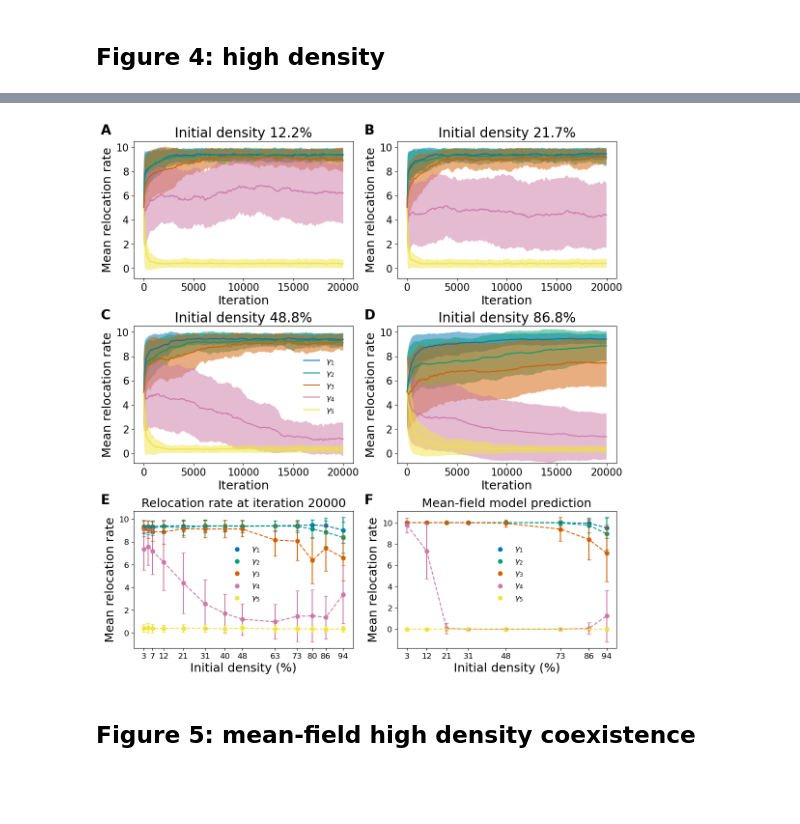
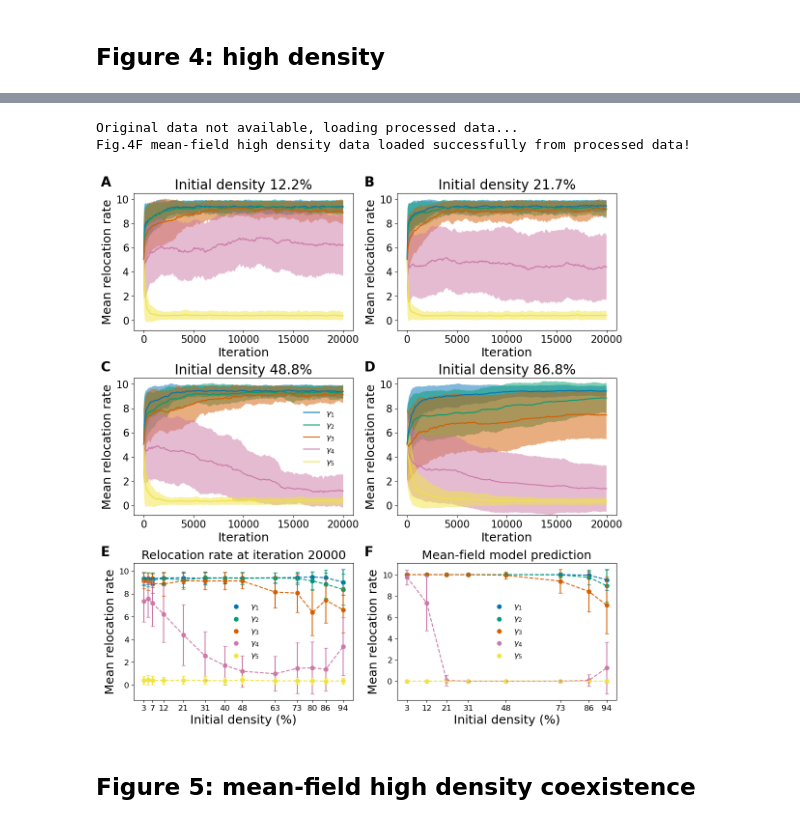
Before and after one commit to tongliang11/Evolution-dynamics, a Jupyter notebook: Figure.ipynb, the cells around one changed output, grey strips where cells are left out. Cells and saved outputs as stored; diff of their text form; code cells hidden in the pictures; blank space fills up the shorter version.

```diff
--- a/Figure.ipynb
+++ b/Figure.ipynb
@@ -16,11 +16,11 @@ from scipy.optimize import curve_fit, root_scalar
 import itertools
 import os
 style.use('seaborn-colorblind')
-%autosave 10
+
 # Default: load processed data; set to True to load original data when possible, but expect to run longer
 LOAD_ORIGINAL_DATA = False
 # Default: figures not saved; set to True if attempt to save generated figures
-SAVE_FIGURE = True
+SAVE_FIGURE = False
 
 
 class Agent:
@@ -29,7 +29,7 @@ class Agent:
 
         Parameters:
             birth (array like): the associated birth rate at each resource level
-            hop (array like): relocation rate (a.k.a hopping rate) of the agent at resource level 1 to 5, which comprises the agent's phenotype
+            hop (array like): relocation rate (a.k.a hopping rate) of the agent at resource levels 1 to 5, which comprises the agent's phenotype
             x, y (int): the x and y coordinate of the agent's location in the 2-dimensional environment
             pos (int,int): the agent's current location
             b (int): the agent's current birth rate
@@ -207,6 +205,6 @@ Fig.2E data loaded successfully from processed data!
 # %%
 ############################### Fig.2F: mean-field data for b5=5 ###############################
-#################### If original data is not avaible, processed data will be loaded ###################
+#################### If original data is not available, processed data will be loaded ###################
 def cal_average_std(sol, time_steps, hoppings):
     """
     Calculate the mean and std of hopping rates from the solution of the coupled mean-field equation
@@ -214,7 +212,7 @@ def cal_average_std(sol, time_steps, hoppings):
     Args:
         sol (array_like): numerical solution of the coupled mean-field equation from ODE solver
         time_steps (int): number of steps
-        hoppings (arraly_like): all possible hopping rates in the discretized space
+        hoppings (array_like): all possible hopping rates in the discretized space
 
     Returns:
         [tuple of ndarrays]: mean hopping rate and its std at each time step
@@ -814,3 +773,42 @@ Fig.4F mean-field high density data loaded successfully from processed data!
+# %%
+############################### Fig.4F: high densities mean-field data ###############################
+#################### If original data is not available, processed data will be loaded ###################
+original_data_path = './evolve_data/mean_field_high_density'
+x = [0, 2, 4, 6, 8, 10]
+hopping_discrete = np.array([p for p in itertools.product(x, repeat=5)])
+
+
+def cal_ave_std_last_step(sol, hoppings=hopping_discrete):
+    ''' Calculate the mean and std of hopping rates from the solution of the coupled mean-field equation at the last time step'''
+    density_total = np.sum(np.array(sol)[:, -1].reshape(len(hoppings), 5), 1)
+    prob = density_total/np.sum(density_total)
+    avehop = np.sum([prob[i]*np.array(hoppings[i])
+                     for i in range(len(hoppings))], 0)
+    variance = np.array(np.sum([prob[i]*np.array(hoppings[i])**2 for i in range(
+        len(hoppings))], 0)-avehop**2)
+    return (avehop, np.sqrt(variance))
+
+
+density_mf = [int(50000/n/n) for n in [128, 64, 48, 40, 32, 26, 24, 23]]
+if os.path.isdir(original_data_path) and LOAD_ORIGINAL_DATA:
+    print('Loading original data....')
+    ave_density_mf = []
+    std_density_mf = []
+    for i in density_mf:
+        with open(original_data_path+'/density_{}'.format(i), "rb") as fp:
+            full_sol = pickle.load(fp)
+        _ave, _std = cal_ave_std_last_step(full_sol)
+        ave_density_mf.append(_ave)
+        std_density_mf.append(_std)
+    print("Fig.4F mean-field high density data loaded successfully from original data!")
+else:
+    print("Original data not available, loading processed data...")
+    with open('./processed_data/fig4f_mf', "rb") as fp:
+        ave_density_mf, std_density_mf = pickle.load(fp)
+    print("Fig.4F mean-field high density data loaded successfully from processed data!")
+# %% [output]
+Original data not available, loading processed data...
+Fig.4F mean-field high density data loaded successfully from processed data!
 # %%
 fig, ax = plt.subplots(3, 2, gridspec_kw=dict(width_ratios=[1, 1], height_ratios=[
                        1, 1, 1], left=0, right=1, top=1, bottom=0, hspace=0.35, wspace=0.2), dpi=100, figsize=(10, 10.5))
@@ -840,37 +838,35 @@ for k in range(4):
 
 for i in range(5):
     ax[2, 0].scatter(density, np.array(ave_density)[:, i],
                      label="$\gamma_{}$".format(i+1))
     ax[2, 0].errorbar(density, np.array(ave_density)[:, i],
                       yerr=np.array(std_density)[:, i], capsize=3, linestyle='--')
 ax[2, 0].set_xticks([3, 7, 12, 21, 31, 40, 48, 63, 73, 80, 86, 94])
 ax[2, 0].tick_params(axis='both', which='major', labelsize=12)
 ax[2, 0].set_xlabel('Initial density (%)', fontsize=18)
 ax[2, 0].set_ylabel('Mean relocation rate', fontsize=18)
 ax[2, 0].set_title('Relocation rate at iteration 20000', fontsize=18)
 ax[2, 0].text(-0.15, 1.05, 'E', transform=ax[2, 0].transAxes,
               size=20, weight='bold')
-ax[2, 0].legend(frameon=False, fontsize=12,loc='lower left', bbox_to_anchor=(
-    0.4, 0.28))
+ax[2, 0].legend(frameon=False, fontsize=12)
 
 ax[2, 1].set_title('Mean-field model prediction', fontsize=18)
 
 for i in range(5):
     ax[2, 1].scatter(density_mf, np.array(ave_density_mf).T[i],
                      label='$\gamma_{}$'.format(i+1))
     ax[2, 1].errorbar(density_mf, np.array(ave_density_mf).T[i], yerr=np.array(
         std_density_mf).T[i], capsize=3, linestyle='--')
-ax[2, 1].legend(frameon=False, fontsize=12,loc='lower left', bbox_to_anchor=(
-    0.4, 0.28))
+ax[2, 1].legend(frameon=False, fontsize=12)
 ax[2, 1].set_xticks(density_mf)
 ax[2, 1].tick_params(axis='both', which='major', labelsize=12)
 ax[2, 1].set_xlabel('Initial density (%)', fontsize=18)
 ax[2, 1].set_ylabel('Mean relocation rate', fontsize=18)
 ax[2, 1].text(-0.15, 1.05, 'F', transform=ax[2, 1].transAxes,
               size=20, weight='bold')
 if SAVE_FIGURE:
     fig.savefig('./Figures/Figure_4_density.pdf', bbox_inches='tight')
 # %% [output]
-[figure, old version]
+[figure, new version]
 # %% [markdown]
 ## Figure 5: mean-field high density coexistence
```
Also changed, not shown: parts of 35 cells of this notebook, 4 other files.
